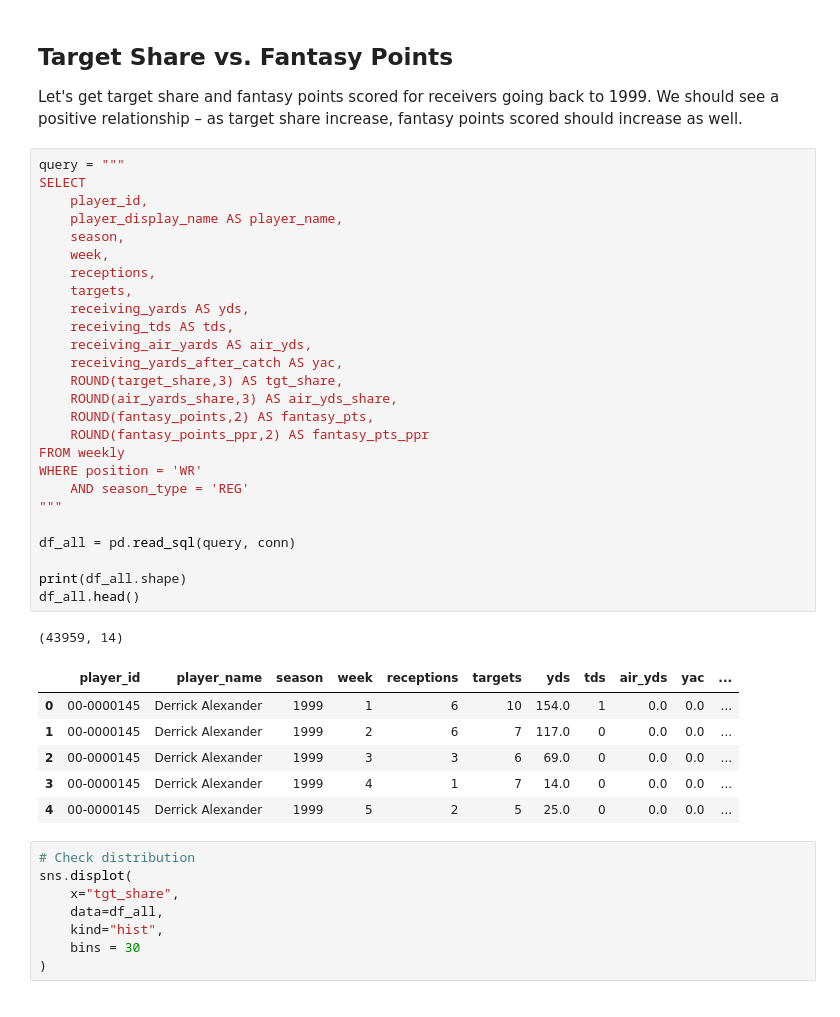
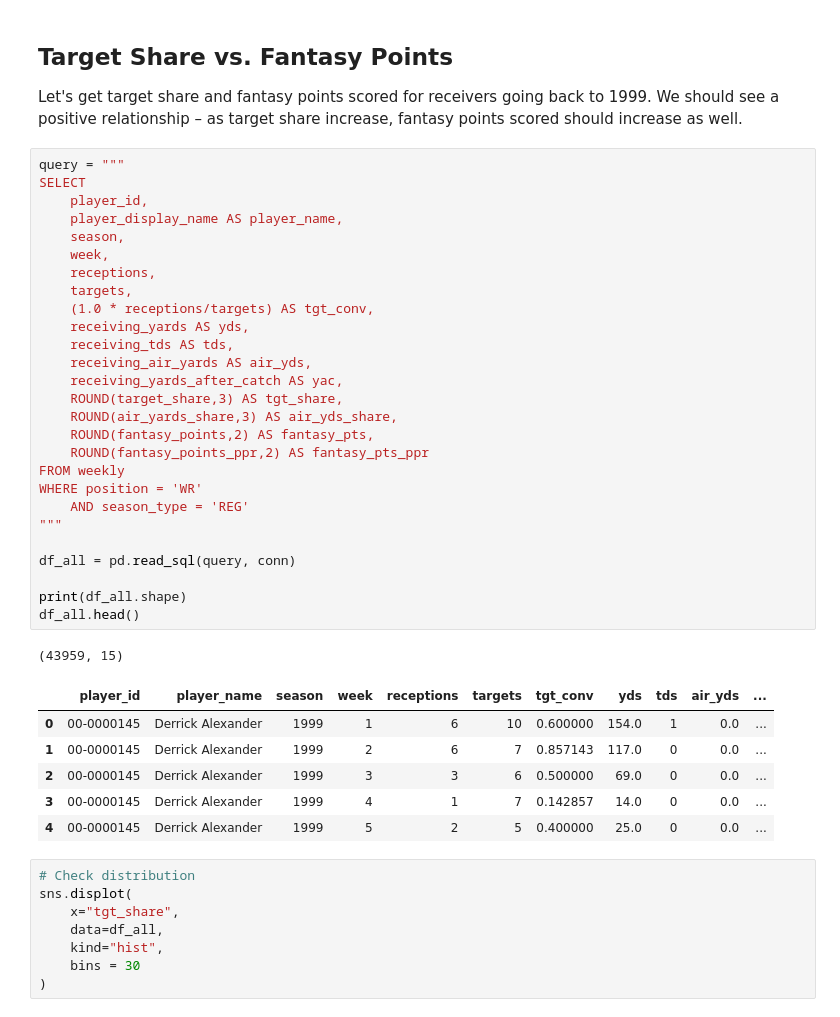
Before and after one commit to gfidanli/fantasy_football_analysis, a Jupyter notebook: daily_analysis/day8.ipynb, the cells around one changed output. Cells and saved outputs as stored; diff of their text form.

```diff
--- a/daily_analysis/day8.ipynb
+++ b/daily_analysis/day8.ipynb
@@ -19,37 +19,38 @@ Let's get target share and fantasy points scored for receivers going back to 199
 # %%
 query = """
 SELECT
     player_id,
     player_display_name AS player_name,
     season,
     week,
     receptions,
     targets,
+    (1.0 * receptions/targets) AS tgt_conv,
     receiving_yards AS yds,
     receiving_tds AS tds,
     receiving_air_yards AS air_yds,
     receiving_yards_after_catch AS yac,
     ROUND(target_share,3) AS tgt_share,
     ROUND(air_yards_share,3) AS air_yds_share,
     ROUND(fantasy_points,2) AS fantasy_pts,
     ROUND(fantasy_points_ppr,2) AS fantasy_pts_ppr
 FROM weekly
 WHERE position = 'WR'
     AND season_type = 'REG'
 """
 
 df_all = pd.read_sql(query, conn)
 
 print(df_all.shape)
 df_all.head()
 # %% [output]
-(43959, 14)
+(43959, 15)
-|  | player_id | player_name | season | week | receptions | targets | yds | tds | air_yds | yac | ... |
-| 0 | 00-0000145 | Derrick Alexander | 1999 | 1 | 6 | 10 | 154.0 | 1 | 0.0 | 0.0 | ... |
-| 1 | 00-0000145 | Derrick Alexander | 1999 | 2 | 6 | 7 | 117.0 | 0 | 0.0 | 0.0 | ... |
-| 2 | 00-0000145 | Derrick Alexander | 1999 | 3 | 3 | 6 | 69.0 | 0 | 0.0 | 0.0 | ... |
-| 3 | 00-0000145 | Derrick Alexander | 1999 | 4 | 1 | 7 | 14.0 | 0 | 0.0 | 0.0 | ... |
-| 4 | 00-0000145 | Derrick Alexander | 1999 | 5 | 2 | 5 | 25.0 | 0 | 0.0 | 0.0 | ... |
+|  | player_id | player_name | season | week | receptions | targets | tgt_conv | yds | tds | air_yds | ... |
+| 0 | 00-0000145 | Derrick Alexander | 1999 | 1 | 6 | 10 | 0.600000 | 154.0 | 1 | 0.0 | ... |
+| 1 | 00-0000145 | Derrick Alexander | 1999 | 2 | 6 | 7 | 0.857143 | 117.0 | 0 | 0.0 | ... |
+| 2 | 00-0000145 | Derrick Alexander | 1999 | 3 | 3 | 6 | 0.500000 | 69.0 | 0 | 0.0 | ... |
+| 3 | 00-0000145 | Derrick Alexander | 1999 | 4 | 1 | 7 | 0.142857 | 14.0 | 0 | 0.0 | ... |
+| 4 | 00-0000145 | Derrick Alexander | 1999 | 5 | 2 | 5 | 0.400000 | 25.0 | 0 | 0.0 | ... |
 # %%
 # Check distribution
 sns.displot(
```
Also changed, not shown: parts of 8 cells of this notebook.
